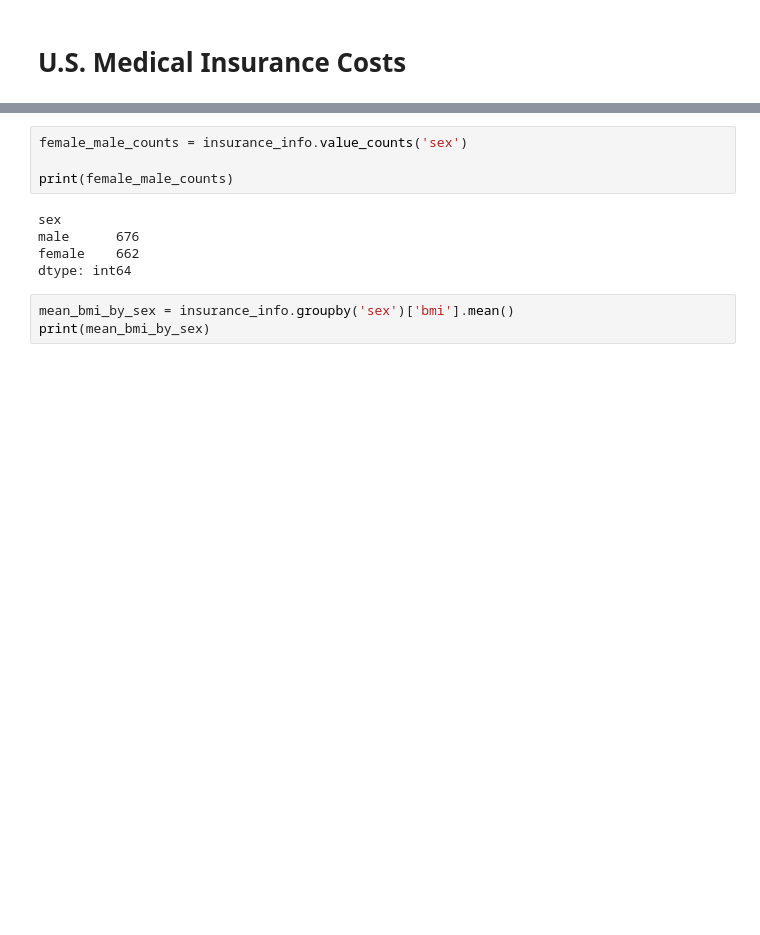
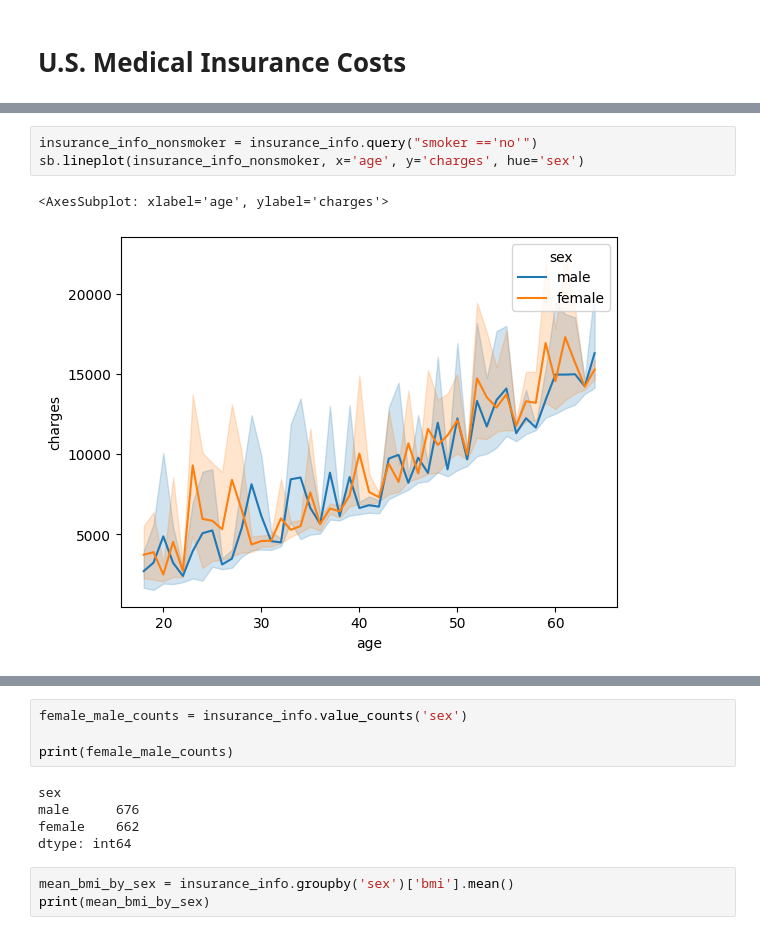
Before and after one commit to jakedaylong/python-portfolio-project-starter-files, a Jupyter notebook: us-medical-insurance-costs.ipynb, the cells around one changed output, grey strips where cells are left out. Saved outputs shown, nothing was run; the diff lists cells and outputs as text; blank space fills up the shorter version.

```diff
--- a/us-medical-insurance-costs.ipynb
+++ b/us-medical-insurance-costs.ipynb
@@ -18,0 +32,6 @@ insurance_info.head()
+# %%
+insurance_info_nonsmoker = insurance_info.query("smoker =='no'")
+sb.lineplot(insurance_info_nonsmoker, x='age', y='charges', hue='sex')
+# %% [output]
+<AxesSubplot: xlabel='age', ylabel='charges'>
+[figure, added]
```
Also changed, not shown: parts of 7 cells of this notebook.
